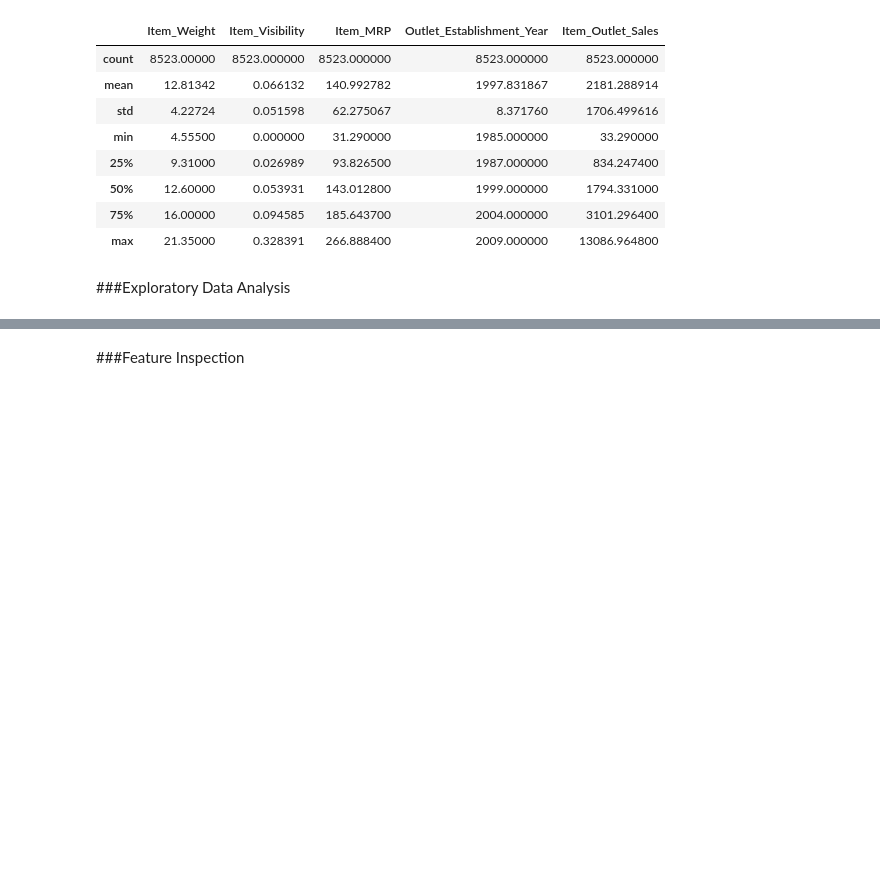
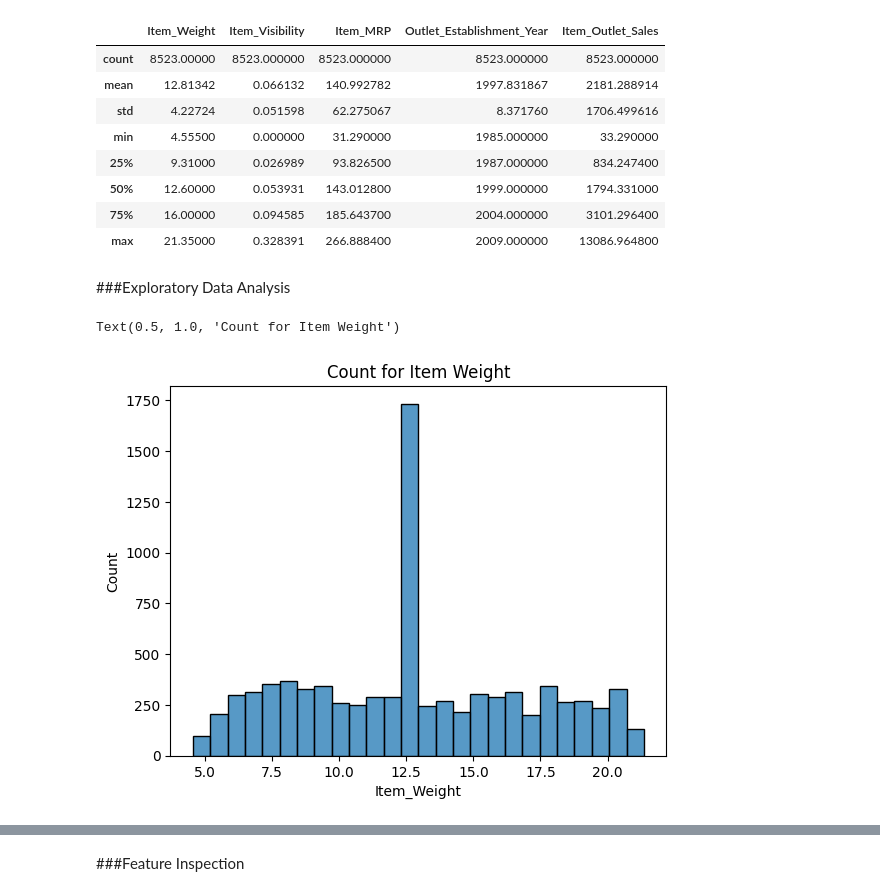
Before and after one commit to Farah-Saleem91/Prediction-of-product-sales, a Jupyter notebook: Copy_of_prediction_of_product_sales.ipynb, the cells around one changed output, grey strips where cells are left out. Drawn from its saved outputs; the diff is of its cells as text; code cells hidden in the pictures; blank space fills up the shorter version.

```diff
--- a/Copy_of_prediction_of_product_sales.ipynb
+++ b/Copy_of_prediction_of_product_sales.ipynb
@@ -251,0 +260,7 @@ df.describe()
+# %%
+
+ax1= sns.histplot(data = df , x ='Item_Weight')
+ax1.set_title('Count for Item Weight')
+# %% [output]
+Text(0.5, 1.0, 'Count for Item Weight')
+[figure, added]
```
Also changed, not shown: parts of 8 cells of this notebook.
